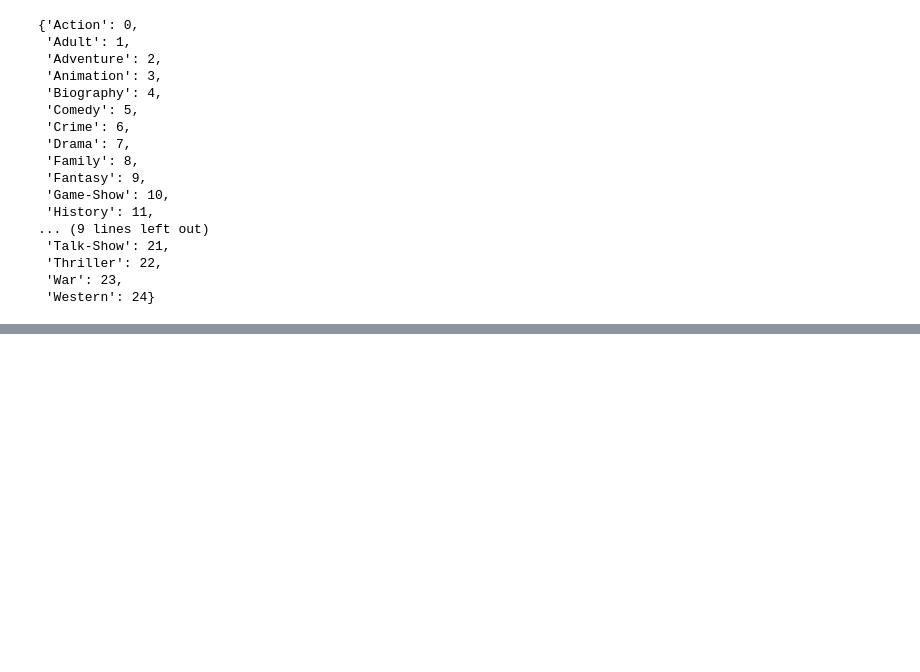
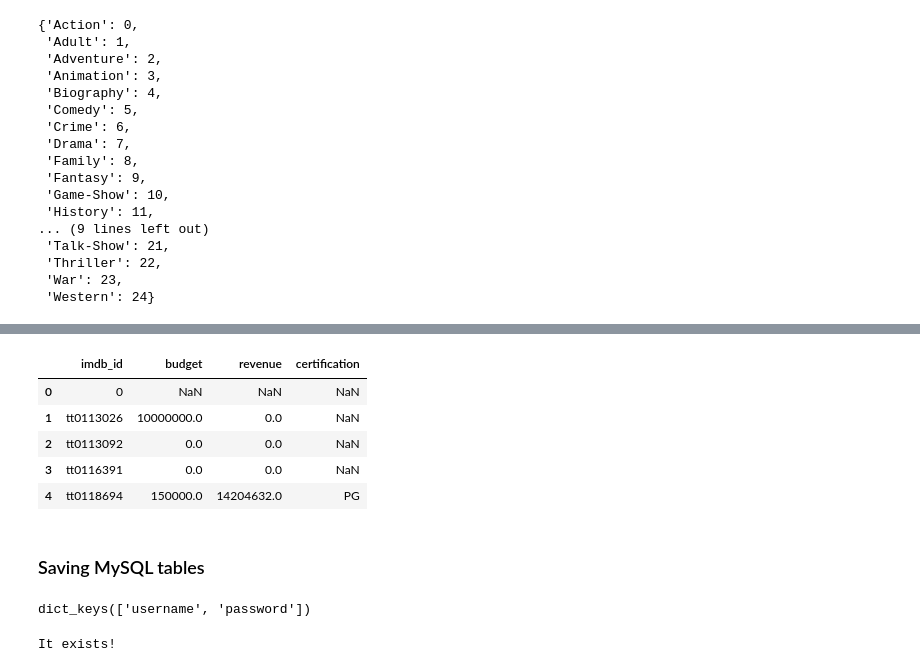
Before and after one commit to anjalixprakash/imdb-movie-project, a Jupyter notebook: Project 3 - IMDB Movies.ipynb, the cells around one changed output, grey strips where cells are left out. Cells and saved outputs as stored; diff of their text form; code cells hidden in the pictures; blank space fills up the shorter version.

```diff
--- a/Project 3 - IMDB Movies.ipynb
+++ b/Project 3 - IMDB Movies.ipynb
@@ -389,6 +389,9 @@ df.to_csv(f"tmdb_results_combined.csv.gz", compression="gzip", index=False)
 # Load in the dataframe as basics:
 import pandas as pd
 basics = pd.read_csv('Data/title.basics.csv.gz')
+# %%
+ratings = pd.read_csv('Data/title.ratings.csv.gz')
+tmdb_api_results = pd.read_csv('Data/final_tmdb_data_.csv.gz')
 # %%
 basics.head()
 # %% [output]
@@ -469,0 +543,23 @@ TypeError: unhashable type: 'list'
+# %%
+#removing unnecessary and redundant columns
+tmdb_api_results = tmdb_api_results.drop(columns=['adult', 'backdrop_path', 'belongs_to_collection', 'genres', 'homepage', 'original_language', 'original_title', 'overview', 'popularity', 'poster_path', 'production_companies', 'production_countries', 'release_date', 'runtime', 'spoken_languages', 'status', 'tagline', 'title', 'video', 'vote_average', 'vote_count', 'id'])
+tmdb_api_results.head()
+# %% [output]
+|  | imdb_id | budget | revenue | certification |
+| 0 | 0 | NaN | NaN | NaN |
+| 1 | tt0113026 | 10000000.0 | 0.0 | NaN |
+| 2 | tt0113092 | 0.0 | 0.0 | NaN |
+| 3 | tt0116391 | 0.0 | 0.0 | NaN |
+| 4 | tt0118694 | 150000.0 | 14204632.0 | PG |
+# %% [markdown]
+### Saving MySQL tables
+# %%
+import json
+from sqlalchemy import create_engine
+from sqlalchemy_utils import create_database, database_exists
+## loading mysql credentials
+with open('/Users/anjali_work/.secret/mysql.json') as f:
+    login = json.load(f)
+login.keys()
+# %% [output]
+dict_keys(['username', 'password'])
@@ -469,0 +571,9 @@ TypeError: unhashable type: 'list'
+# %%
+## Check if database exists, if not, create it
+if database_exists(connection):
+    print('It exists!')
+else:
+    create_database(connection)
+    print('Database created!')
+# %% [output]
+It exists!
```
Also changed, not shown: parts of 29 cells of this notebook.
